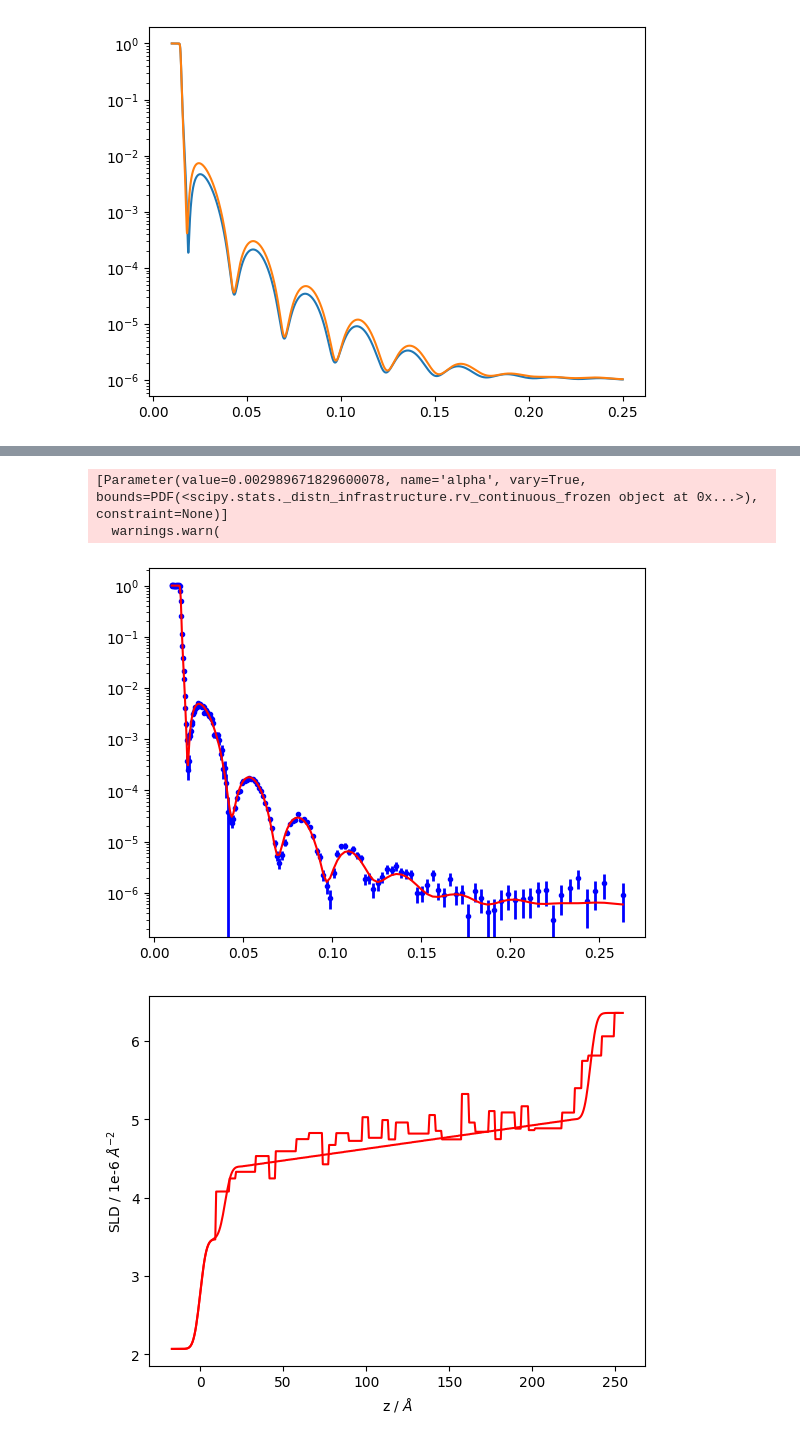
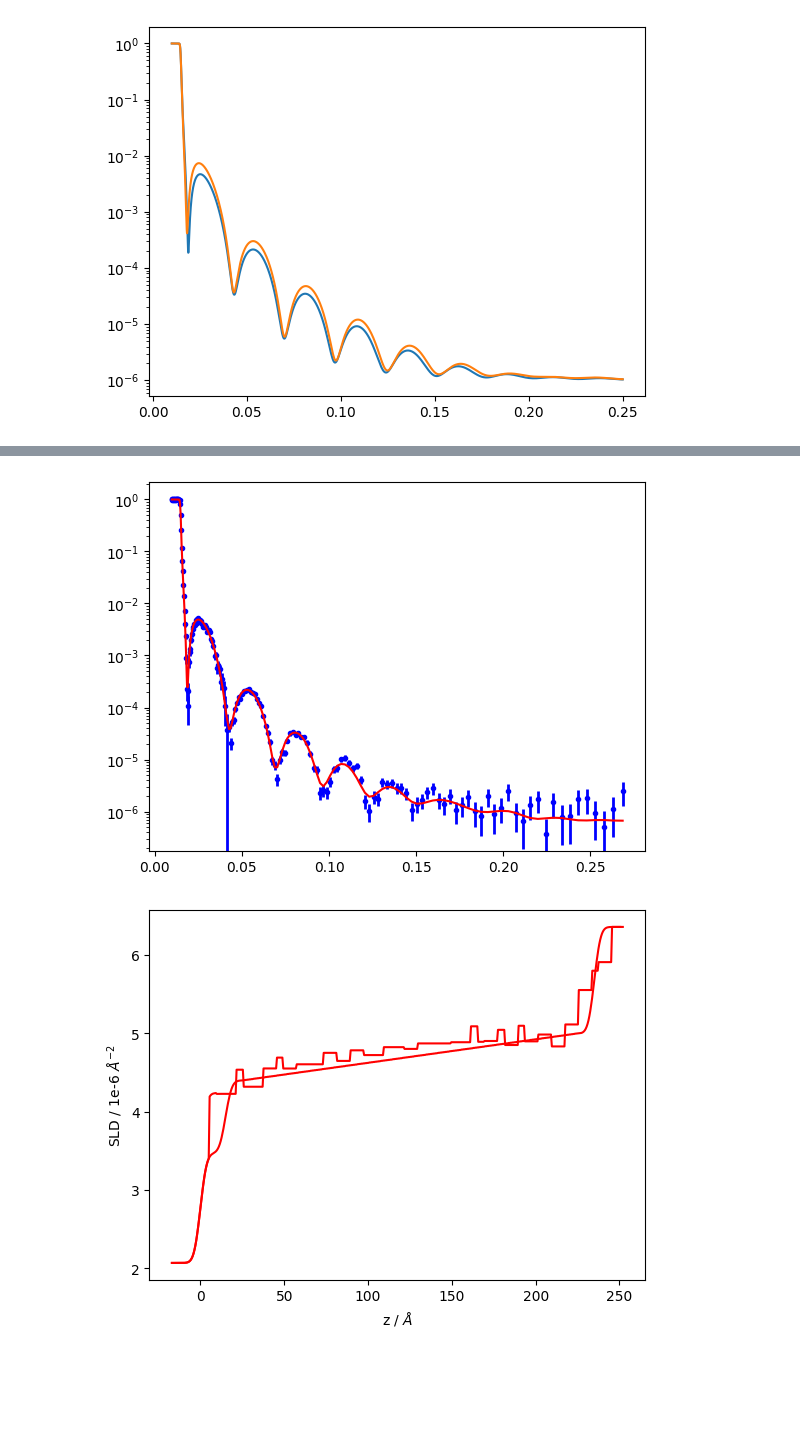
Before and after one commit to refnx/refnx-models, a Jupyter notebook: MaxEntVFP/paper/slow_gradient_simulation.ipynb, the cells around one changed output, grey strips where cells are left out. Drawn from its saved outputs; the diff is of its cells as text; code cells hidden in the pictures; blank space fills up the shorter version.

```diff
--- a/MaxEntVFP/paper/slow_gradient_simulation.ipynb
+++ b/MaxEntVFP/paper/slow_gradient_simulation.ipynb
@@ -119,39 +119,37 @@ sio2_l_max = sio2(15, 3)
 sld1 = SLD(4.4)
 t1 = Parameter(10)
 r1 = Parameter(3)
 l1 = Slab(t1, sld1, r1)
 
 dist = beta(0.1, 700)
-alpha = Parameter(0.00468, "alpha", vary=True)
+alpha = Parameter(0.0021, "alpha", vary=False)
 alpha.bounds = PDF(dist)
 
 maxent = MaxEnt(60, 4, 3.5, 6.36, lsld.real.value, alpha=alpha, sigma=None)
 
 s_max = si | sio2_l_max | maxent | d2o(0, 0)
 # s_max = si | sio2_l_max | l1 | maxent | d2o(0, 0)
 model_max = ReflectModel(s_max, bkg=1e-6)
 model.threads = 1
 s_max.contract = 1.5
 
 maxent.slab_thickness.setp(vary=False, bounds=(3, 10))
 sio2_l_max.thick.setp(vary=True, bounds=(5, 20))
 sld1.real.setp(vary=True, bounds=(4.2, 6.36))
 model_max.bkg.setp(vary=True, bounds=(0, 2e-6))
 
 
 obj_max = Objective(model_max, data)
 fitter_max = CurveFitter(obj_max)
 
-fitter_max.fit('differential_evolution', target="nlpost", popsize=2)
+fitter_max.fit('differential_evolution', target="nlpost", popsize=2, strategy='randtobest1bin')
 obj_max.plot()
 plt.yscale('log')
 fig, ax = s.plot()
 s_max.plot(fig=fig);
 # %% [output]
-[Parameter(value=0.002989671829600078, name='alpha', vary=True, bounds=PDF(<scipy.stats._distn_infrastructure.rv_continuous_frozen object at 0x...>), constraint=None)]
-  warnings.warn(
-[figure, old version]
+[figure, new version]
-[figure, old version]
+[figure, new version]
 # %%
 obj_max.chisqr()
 # %% [output]
```
Also changed, not shown: parts of 17 cells of this notebook.
